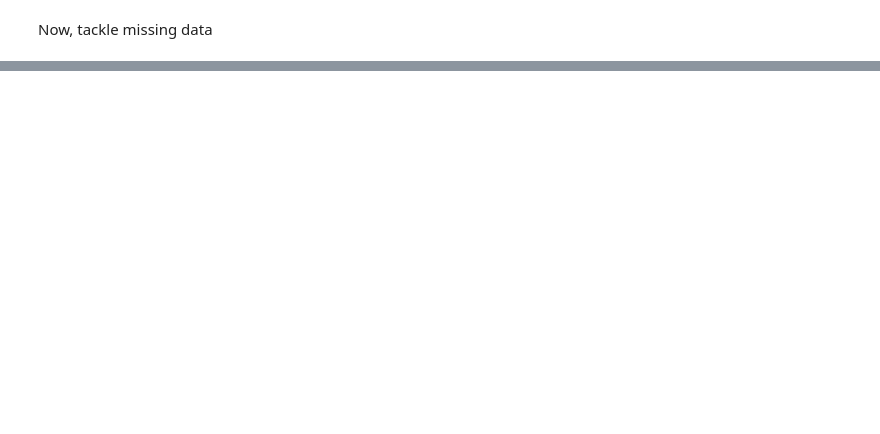
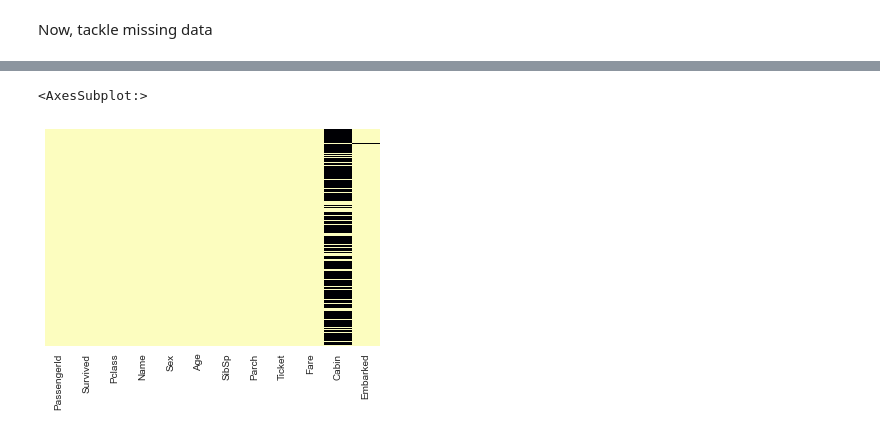
Before and after one commit to Daniela-q-m/Python-ML, a Jupyter notebook: Logistic Regression Practice-Titanic Challenge, kaggle.ipynb, the cells around one changed output, grey strips where cells are left out. Saved outputs shown, nothing was run; the diff lists cells and outputs as text; code cells hidden in the pictures; blank space fills up the shorter version.

```diff
--- a/Logistic Regression Practice-Titanic Challenge, kaggle.ipynb
+++ b/Logistic Regression Practice-Titanic Challenge, kaggle.ipynb
@@ -162,2 +151,10 @@ def age_replace(columns): #Pass the column for age first, then pass in the colum
     else:
         return Age
+# %%
+#Replace values in the age column by applying the function above:
+train['Age'] = train[['Age','Pclass']].apply(age_replace,axis=1)
+#Check heat map once again to see if values have been replaced
+sns.heatmap(train.isna(),yticklabels=False,cbar=False,cmap='magma_r')
+# %% [output]
+<AxesSubplot:>
+[figure, added]
```
Also changed, not shown: parts of 21 cells of this notebook.
